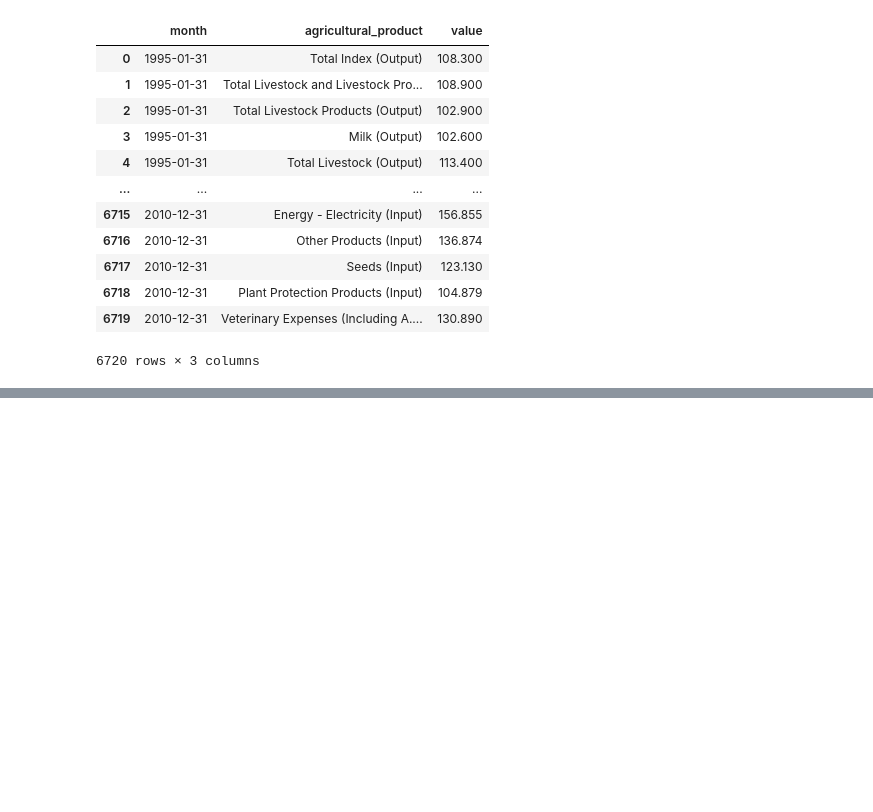
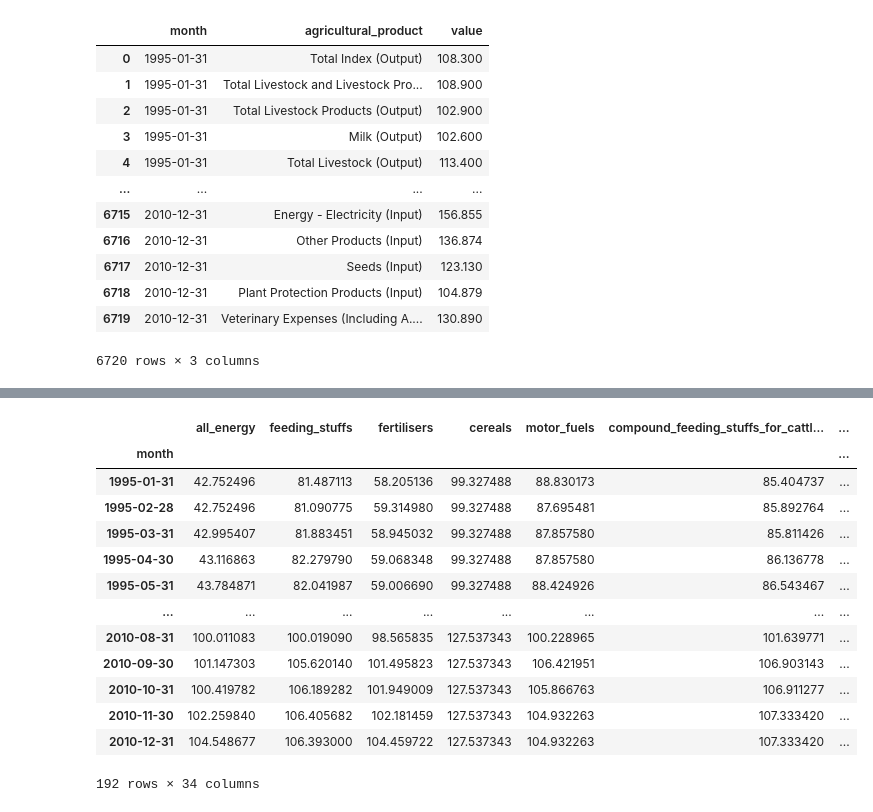
Before and after one commit to trentsteel777/CA2, a Jupyter notebook: DataPrep.ipynb, the cells around one changed output, grey strips where cells are left out. Cells and saved outputs as stored; diff of their text form; code cells hidden in the pictures; blank space fills up the shorter version.

```diff
--- a/DataPrep.ipynb
+++ b/DataPrep.ipynb
@@ -224,0 +310,2 @@ df_agri_price
+# %%
+df_agri_price_2010_2 = df_agri_price_2010_2.drop(["sugarbeet_output"], axis=1)
@@ -224,0 +551,34 @@ df_agri_price
+# %%
+col_names_2010_new = {}
+for i in range(len(col_names_2010)):
+    name = col_names_2010[i]
+    colname = re.sub(r"[_]{1,2}input|_output|_including_a.i.", "", col_names_2010[i])
+    #print(colname,":", name)
+    if colname == 'energy_-_electricity':
+        col_names_2010_new[name] = 'electricity'
+    elif colname == 'energy_-_motor_fuels':
+        col_names_2010_new[name] = 'motor_fuel'
+    elif colname == 'compound_feeding_stuffs_-_calf':
+        col_names_2010_new[name] = 'motor_fuels'
+    elif colname == 'compound_feeding_stuffs_-_cattle':
+        col_names_2010_new[name] = 'compound_feeding_stuffs_for_cattle_excluding_calves'
+    elif colname == 'compound_feeding_stuffs_-_pig':
+        col_names_2010_new[name] = 'compound_feeding_stuffs_for_pigs'
+    elif colname == 'compound_feeding_stuffs_-_poultry':
+        col_names_2010_new[name] = 'compound_feeding_stuffs_for_poultry'
+    elif colname == 'compound_fertilisers_-_n.p.k.':
+        col_names_2010_new[name] = 'npk_fertilisers'
+    elif colname == 'compound_fertilisers_-_p.k.':
+        col_names_2010_new[name] = 'pk_fertilisers'
+    elif colname == 'other_products':
+        col_names_2010_new[name] = 'other_goods_and_services'
+    elif colname == 'total_crop_products':
+        col_names_2010_new[name] = 'crop_output'
+    elif colname == 'all_fertilisers':
+        col_names_2010_new[name] = 'fertilisers'
+    elif colname == 'all_feeding_stuffs':
+        col_names_2010_new[name] = 'feeding_stuffs'
+    elif colname == 'finished_cattle':
+        col_names_2010_new[name] = 'cattle'
+    else:
+        col_names_2010_new[name] = colname
@@ -224,0 +619,3 @@ df_agri_price
+# %%
+# https://stackoverflow.com/questions/11346283/renaming-column-names-in-pandas
+df_agri_price_2010_3 = df_agri_price_2010_2_rebased.rename(col_names_2010_new, axis=1)
@@ -224,0 +702,17 @@ df_agri_price
+# %%
+df_agri_price_2010_3
+# %% [output]
+|  | all_energy | feeding_stuffs | fertilisers | cereals | motor_fuels | compound_feeding_stuffs_for_cattl... | ... |
+| month |  |  |  |  |  |  | ... |
+| 1995-01-31 | 42.752496 | 81.487113 | 58.205136 | 99.327488 | 88.830173 | 85.404737 | ... |
+| 1995-02-28 | 42.752496 | 81.090775 | 59.314980 | 99.327488 | 87.695481 | 85.892764 | ... |
+| 1995-03-31 | 42.995407 | 81.883451 | 58.945032 | 99.327488 | 87.857580 | 85.811426 | ... |
+| 1995-04-30 | 43.116863 | 82.279790 | 59.068348 | 99.327488 | 87.857580 | 86.136778 | ... |
+| 1995-05-31 | 43.784871 | 82.041987 | 59.006690 | 99.327488 | 88.424926 | 86.543467 | ... |
+| ... | ... | ... | ... | ... | ... | ... | ... |
+| 2010-08-31 | 100.011083 | 100.019090 | 98.565835 | 127.537343 | 100.228965 | 101.639771 | ... |
+| 2010-09-30 | 101.147303 | 105.620140 | 101.495823 | 127.537343 | 106.421951 | 106.903143 | ... |
+| 2010-10-31 | 100.419782 | 106.189282 | 101.949009 | 127.537343 | 105.866763 | 106.911277 | ... |
+| 2010-11-30 | 102.259840 | 106.405682 | 102.181459 | 127.537343 | 104.932263 | 107.333420 | ... |
+| 2010-12-31 | 104.548677 | 106.393000 | 104.459722 | 127.537343 | 104.932263 | 107.333420 | ... |
+192 rows × 34 columns
```
Also changed, not shown: parts of 59 cells of this notebook, 1 other file.
